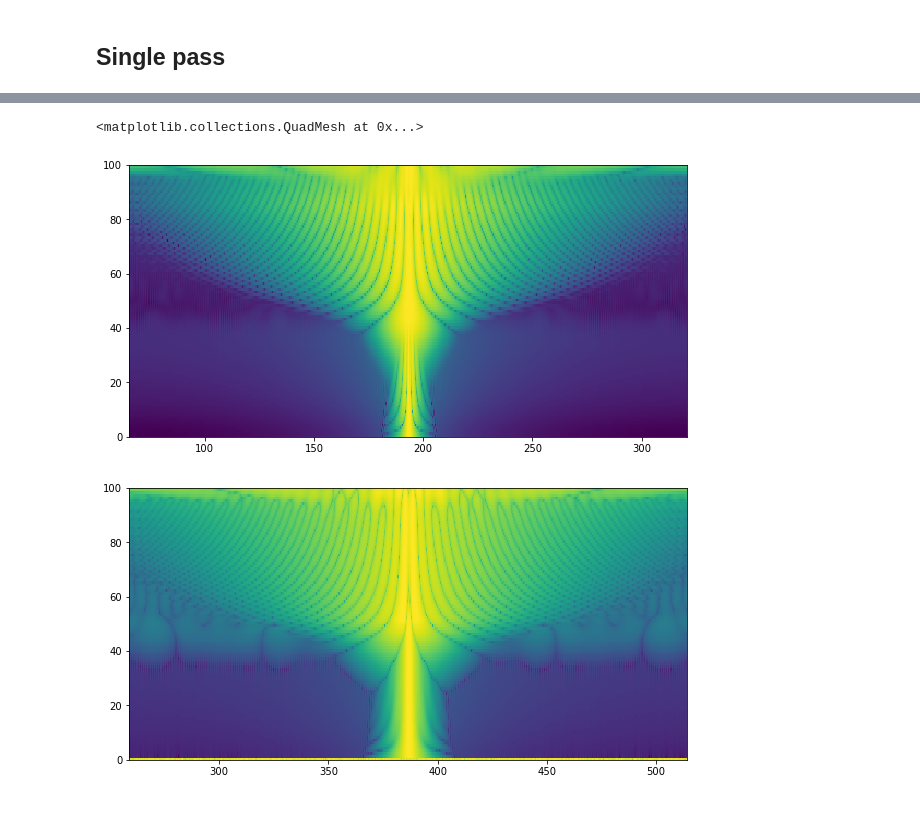
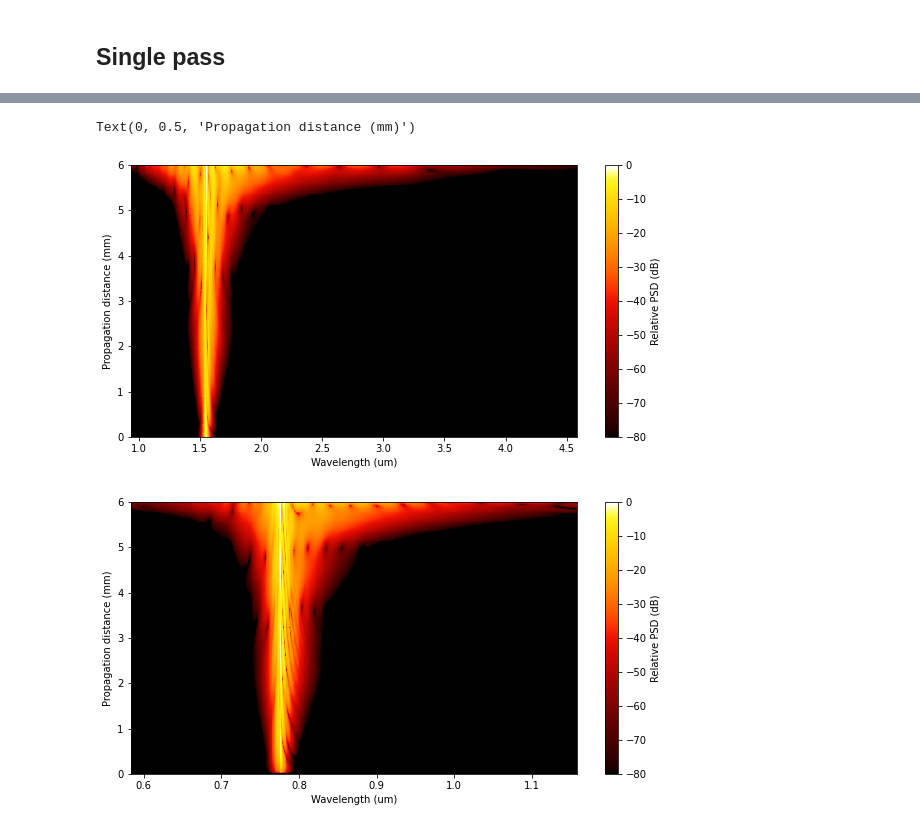
Before and after one commit to ledezmaluism/snow, a Jupyter notebook: Notebooks/Simulation_1.ipynb, the cells around one changed output, grey strips where cells are left out. Drawn from its saved outputs; the diff is of its cells as text; code cells hidden in the pictures.

```diff
--- a/Notebooks/Simulation_1.ipynb
+++ b/Notebooks/Simulation_1.ipynb
@@ -100,0 +86,16 @@ print(format(sh_in.energy_fd()*1e9, '0.3e'), 'nJ')
+# %%
+#Pulse creation
+pulse_2 = 1e-10*np.random.normal(size=NFFT)
+
+#Parameters
+wl0_2 = wl0_1/2 #pump wavelength
+f0_2 = c/wl0_2 #Center frequency fundamental
+omega0_2 = 2*pi*f0_2 #Central angular frequency for fundamental pulse
+
+f_2 = f + f0_2 #Array of absolute frequencies
+wl_2 = c/f_2 #Array of wavelengths
+
+nlo.plot_magsq(t*1e15, pulse_2)
+nlo.plot_ESD_vs_wavelength(t, pulse_2, f0_2, shift=False)
+print(format(nlo.energy_td(t, pulse_2)*1e12, '0.2e'), 'pJ')
+print(format(nlo.energy_fd(t, pulse_2)*1e12, '0.2e'), 'pJ')
@@ -280,28 +345,39 @@ plt.pcolormesh(X, Y, (np.transpose(np.abs(a_evol))))
 # %%
-fabs = f0_pump + f
-X,Y = np.meshgrid(fabs*1e-12, np.arange(steps+1))
-
-fabs = f0_sh + f
-X2,Y2 = np.meshgrid(fabs*1e-12, np.arange(steps+1))
+X1,Y1 = np.meshgrid(f_1*1e-12, np.arange(steps+1)*h*1e3)
+X1wl,Y1wl = np.meshgrid(wl_1*1e6, np.arange(steps+1)*h*1e3)
+X2,Y2 = np.meshgrid(f_2*1e-12, np.arange(steps+1))
+X2wl,Y2wl = np.meshgrid(wl_2*1e6, np.arange(steps+1)*h*1e3)
 
 A_evol = np.zeros((t.size, steps+1))
 B_evol = np.zeros((t.size, steps+1))
 
 for k in range(steps+1):
     x = a_evol[:,k]
-    _ , Xesd = nlo.get_esd_dB(t*1e15,x)
-    A_evol[:,k] = Xesd
+    _ , Aesd = nlo.get_esd(t*1e15,x)
+    A_evol[:,k] = 10*np.log10(Aesd)
 
     x = b_evol[:,k]
-    _ , Xesd = nlo.get_esd_dB(t*1e15,x)
-    B_evol[:,k] = Xesd
+    _ , Besd = nlo.get_esd(t*1e15,x)
+    B_evol[:,k] = 10*np.log10(Besd)
+
+offset = np.amax(A_evol)
+A_evol = A_evol - offset
+B_evol = B_evol - offset
 
 plt.figure()
-plt.pcolormesh(X, Y, (np.transpose(A_evol)))
+plt.pcolormesh(X1wl, Y1wl, (np.transpose(A_evol)), cmap = cc.cm["fire"], vmin=-80, vmax=0)
+cb = plt.colorbar()
+cb.set_label('Relative PSD (dB)')
+plt.xlabel('Wavelength (um)')
+plt.ylabel('Propagation distance (mm)')
 
 plt.figure()
-plt.pcolormesh(X2, Y2, (np.transpose(B_evol)))
+plt.pcolormesh(X2wl, Y2wl, (np.transpose(B_evol)), cmap = cc.cm["fire"], vmin=-80, vmax=0)
+cb = plt.colorbar()
+cb.set_label('Relative PSD (dB)')
+plt.xlabel('Wavelength (um)')
+plt.ylabel('Propagation distance (mm)')
 # %% [output]
-<matplotlib.collections.QuadMesh at 0x...>
+Text(0, 0.5, 'Propagation distance (mm)')
-[figure, old version]
+[figure, new version]
-[figure, old version]
+[figure, new version]
```
Also changed, not shown: parts of 28 cells of this notebook.
